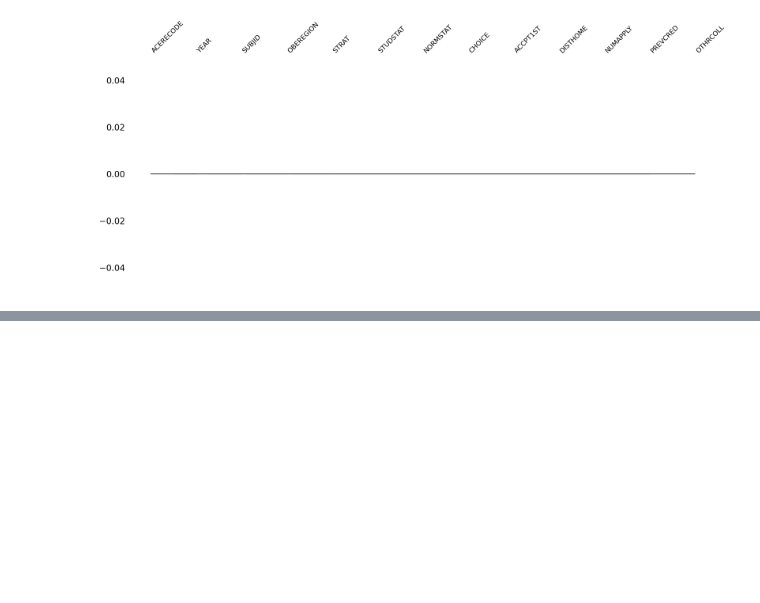
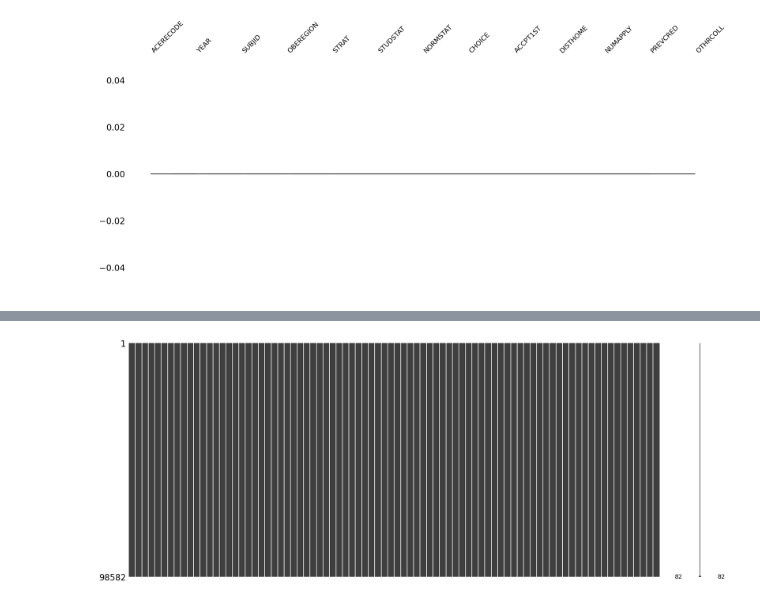
Before and after one commit to Christheoneoneil/stat330_final, a Jupyter notebook: notebooks/01.00-maj-explore-databases.ipynb, the cells around one changed output, grey strips where cells are left out. Cells and saved outputs as stored; diff of their text form; code cells hidden in the pictures; blank space fills up the shorter version.

```diff
--- a/notebooks/01.00-maj-explore-databases.ipynb
+++ b/notebooks/01.00-maj-explore-databases.ipynb
@@ -228,0 +248,3 @@ with open("../stats/TFS_features.txt", "w") as f:
+# %%
+imputed_df = pd.read_csv("../data/final_frame_imputed.csv")
+non_imputed_df = pd.read_csv("../data/final_frame_non_imputed.csv")
@@ -228,0 +267,4 @@ with open("../stats/TFS_features.txt", "w") as f:
+# %%
+msno.matrix(imputed_df);
+# %% [output]
+[figure, added]
```
Also changed, not shown: parts of 33 cells of this notebook.
